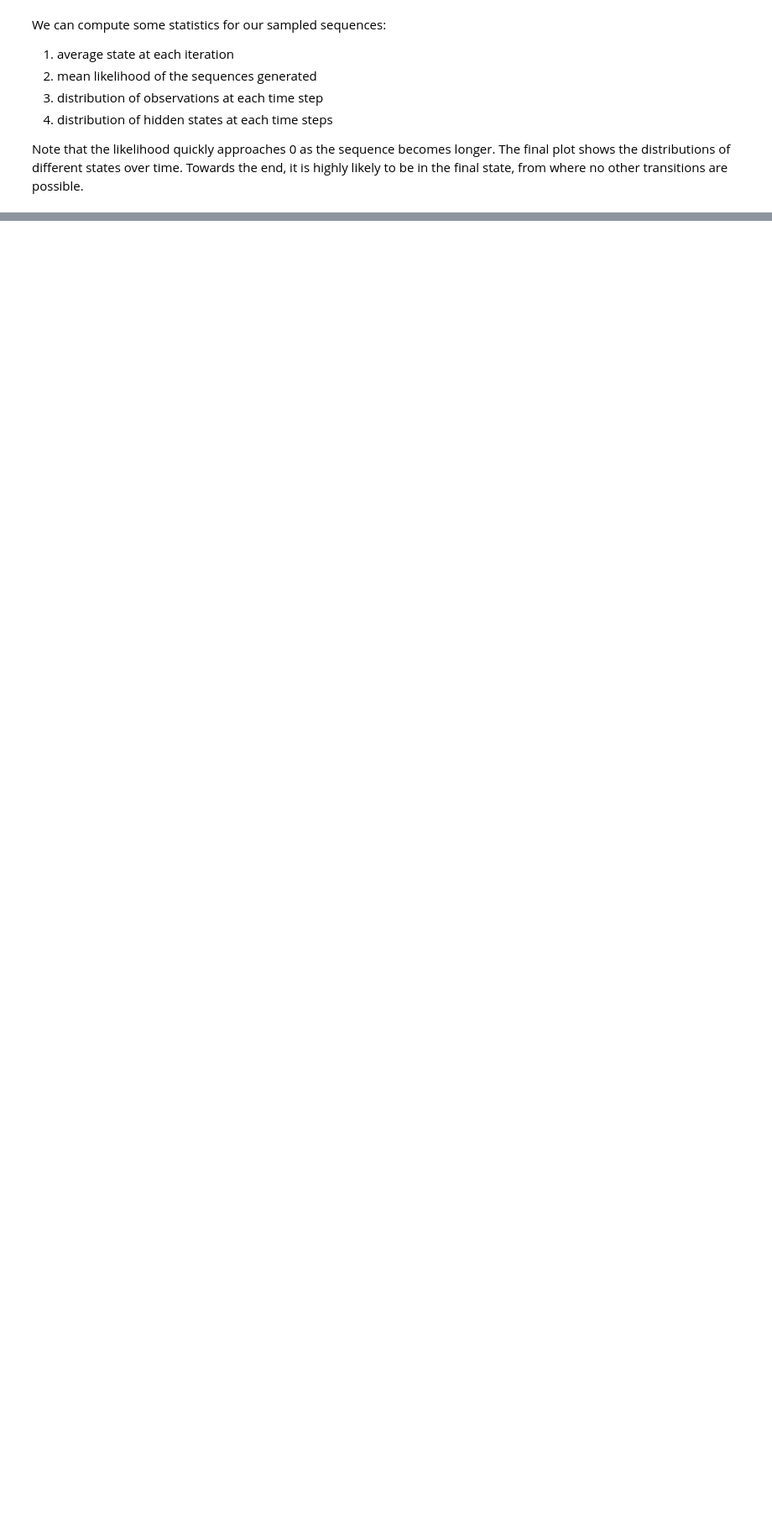
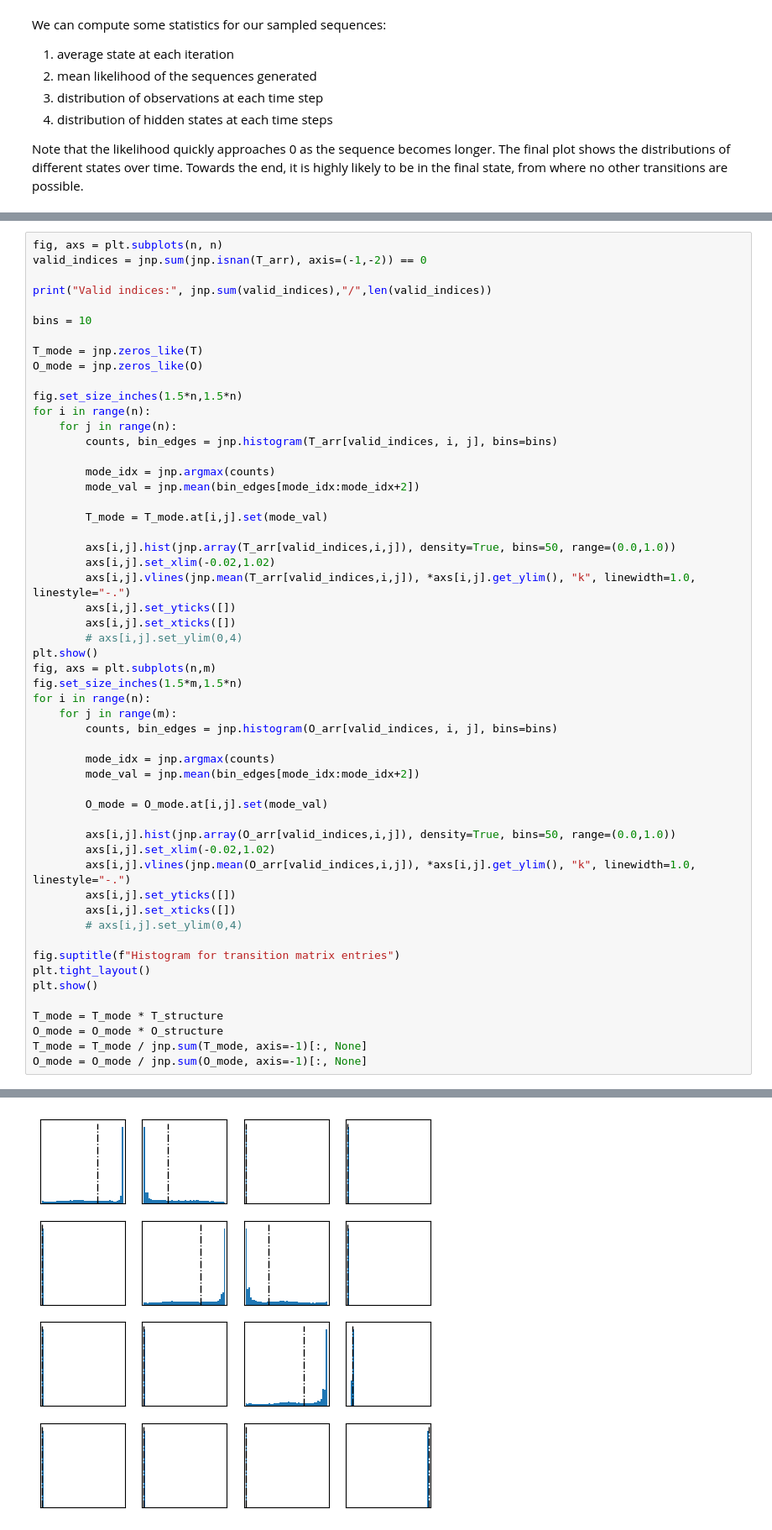
Before and after one commit to tobias-heinzle/BaumWelchJax, a Jupyter notebook: test_algorithm.ipynb, the cells around one changed output, grey strips where cells are left out. Shown: that part at 84% size. Cells and saved outputs as stored; diff of their text form; blank space fills up the shorter version.

```diff
--- a/test_algorithm.ipynb
+++ b/test_algorithm.ipynb
@@ -260,0 +277,55 @@ plt.show()
+# %%
+fig, axs = plt.subplots(n, n)
+valid_indices = jnp.sum(jnp.isnan(T_arr), axis=(-1,-2)) == 0
+
+print("Valid indices:", jnp.sum(valid_indices),"/",len(valid_indices))
+
+bins = 10
+
+T_mode = jnp.zeros_like(T)
+O_mode = jnp.zeros_like(O)
+
+fig.set_size_inches(1.5*n,1.5*n)
+for i in range(n):
+    for j in range(n):
+        counts, bin_edges = jnp.histogram(T_arr[valid_indices, i, j], bins=bins)
+
+        mode_idx = jnp.argmax(counts)
+        mode_val = jnp.mean(bin_edges[mode_idx:mode_idx+2])
+
+        T_mode = T_mode.at[i,j].set(mode_val)
+
+        axs[i,j].hist(jnp.array(T_arr[valid_indices,i,j]), density=True, bins=50, range=(0.0,1.0))
+        axs[i,j].set_xlim(-0.02,1.02)
+        axs[i,j].vlines(jnp.mean(T_arr[valid_indices,i,j]), *axs[i,j].get_ylim(), "k", linewidth=1.0, linestyle="-.")
+        axs[i,j].set_yticks([])
+        axs[i,j].set_xticks([])
+        # axs[i,j].set_ylim(0,4)
+plt.show()
+fig, axs = plt.subplots(n,m)
+fig.set_size_inches(1.5*m,1.5*n)
+for i in range(n):
+    for j in range(m):
+        counts, bin_edges = jnp.histogram(O_arr[valid_indices, i, j], bins=bins)
+
+        mode_idx = jnp.argmax(counts)
+        mode_val = jnp.mean(bin_edges[mode_idx:mode_idx+2])
+
+        O_mode = O_mode.at[i,j].set(mode_val)
+
+        axs[i,j].hist(jnp.array(O_arr[valid_indices,i,j]), density=True, bins=50, range=(0.0,1.0))
+        axs[i,j].set_xlim(-0.02,1.02)
+        axs[i,j].vlines(jnp.mean(O_arr[valid_indices,i,j]), *axs[i,j].get_ylim(), "k", linewidth=1.0, linestyle="-.")
+        axs[i,j].set_yticks([])
+        axs[i,j].set_xticks([])
+        # axs[i,j].set_ylim(0,4)
+
+fig.suptitle(f"Histogram for transition matrix entries")
+plt.tight_layout()
+plt.show()
+
+T_mode = T_mode * T_structure
+O_mode = O_mode * O_structure
+T_mode = T_mode / jnp.sum(T_mode, axis=-1)[:, None]
+O_mode = O_mode / jnp.sum(O_mode, axis=-1)[:, None]
+# %% [output]
@@ -260,0 +333 @@ plt.show()
+[figure, added]
```
Also changed, not shown: parts of 24 cells of this notebook, 1 other file.
